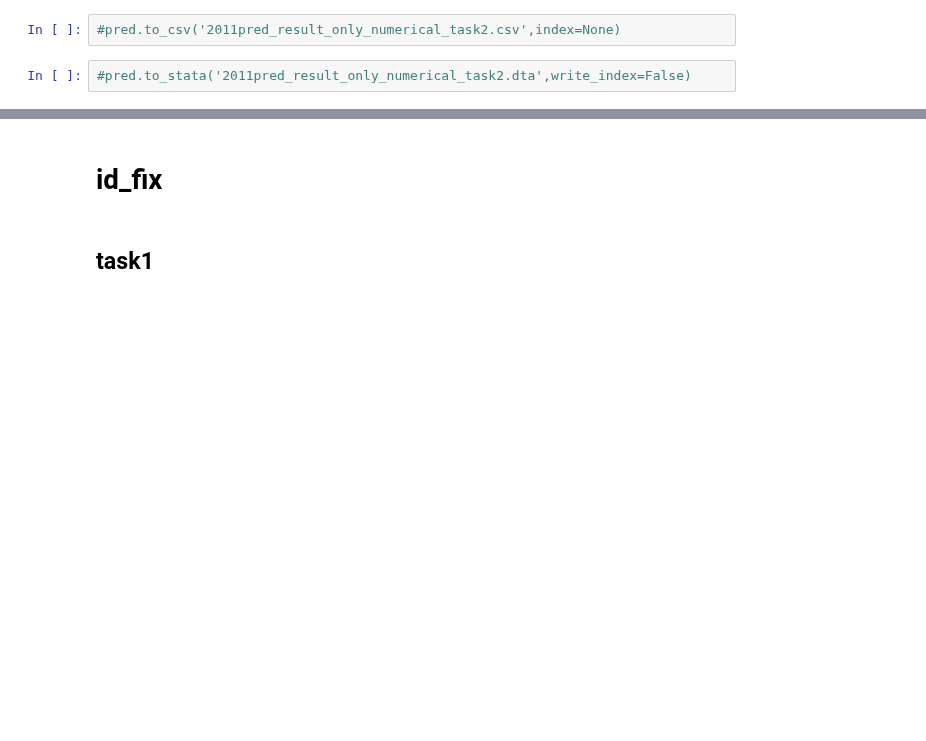
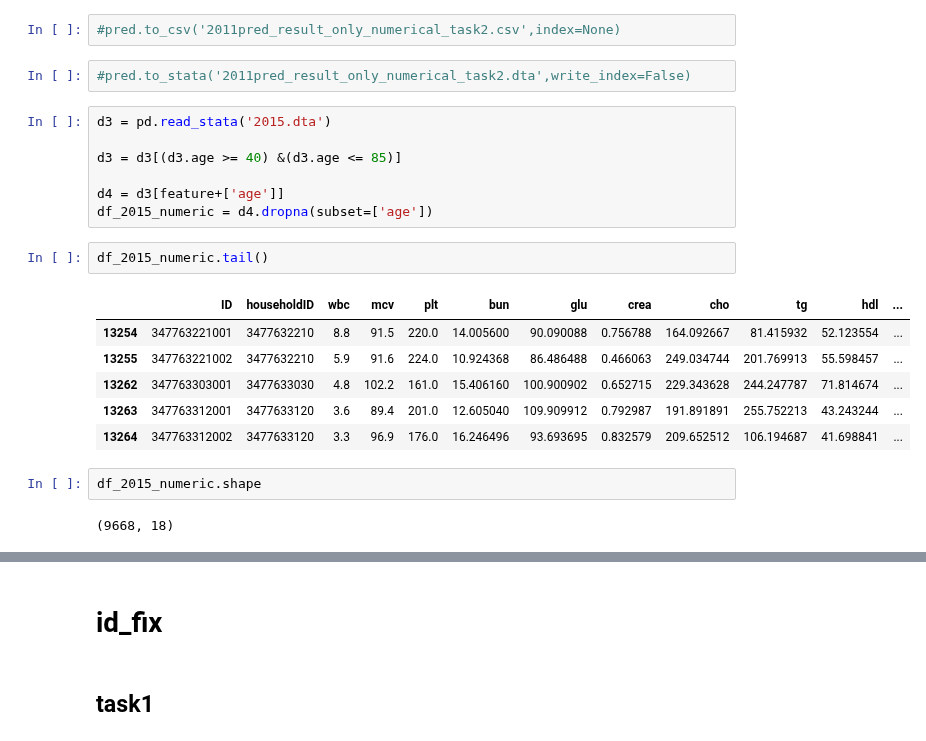
Before and after one commit to FoeinLove/DKU, a Jupyter notebook: Task(2020-10-13).ipynb, the cells around one changed output, grey strips where cells are left out. Saved outputs shown, nothing was run; the diff lists cells and outputs as text; blank space fills up the shorter version.

```diff
--- a/Task(2020-10-13).ipynb
+++ b/Task(2020-10-13).ipynb
@@ -462,3 +542,23 @@ pred.head()
 #pred.to_csv('2011pred_result_only_numerical_task2.csv',index=None)
 # %%
 #pred.to_stata('2011pred_result_only_numerical_task2.dta',write_index=False)
+# %%
+d3 = pd.read_stata('2015.dta')
+
+d3 = d3[(d3.age >= 40) &(d3.age <= 85)]
+
+d4 = d3[feature+['age']]
+df_2015_numeric = d4.dropna(subset=['age'])
+# %%
+df_2015_numeric.tail()
+# %% [output]
+|  | ID | householdID | wbc | mcv | plt | bun | glu | crea | cho | tg | hdl | ... |
+| 13254 | 347763221001 | 3477632210 | 8.8 | 91.5 | 220.0 | 14.005600 | 90.090088 | 0.756788 | 164.092667 | 81.415932 | 52.123554 | ... |
+| 13255 | 347763221002 | 3477632210 | 5.9 | 91.6 | 224.0 | 10.924368 | 86.486488 | 0.466063 | 249.034744 | 201.769913 | 55.598457 | ... |
+| 13262 | 347763303001 | 3477633030 | 4.8 | 102.2 | 161.0 | 15.406160 | 100.900902 | 0.652715 | 229.343628 | 244.247787 | 71.814674 | ... |
+| 13263 | 347763312001 | 3477633120 | 3.6 | 89.4 | 201.0 | 12.605040 | 109.909912 | 0.792987 | 191.891891 | 255.752213 | 43.243244 | ... |
+| 13264 | 347763312002 | 3477633120 | 3.3 | 96.9 | 176.0 | 16.246496 | 93.693695 | 0.832579 | 209.652512 | 106.194687 | 41.698841 | ... |
+# %%
+df_2015_numeric.shape
+# %% [output]
+(9668, 18)
```
Also changed, not shown: parts of 25 cells of this notebook, 13 other files.
